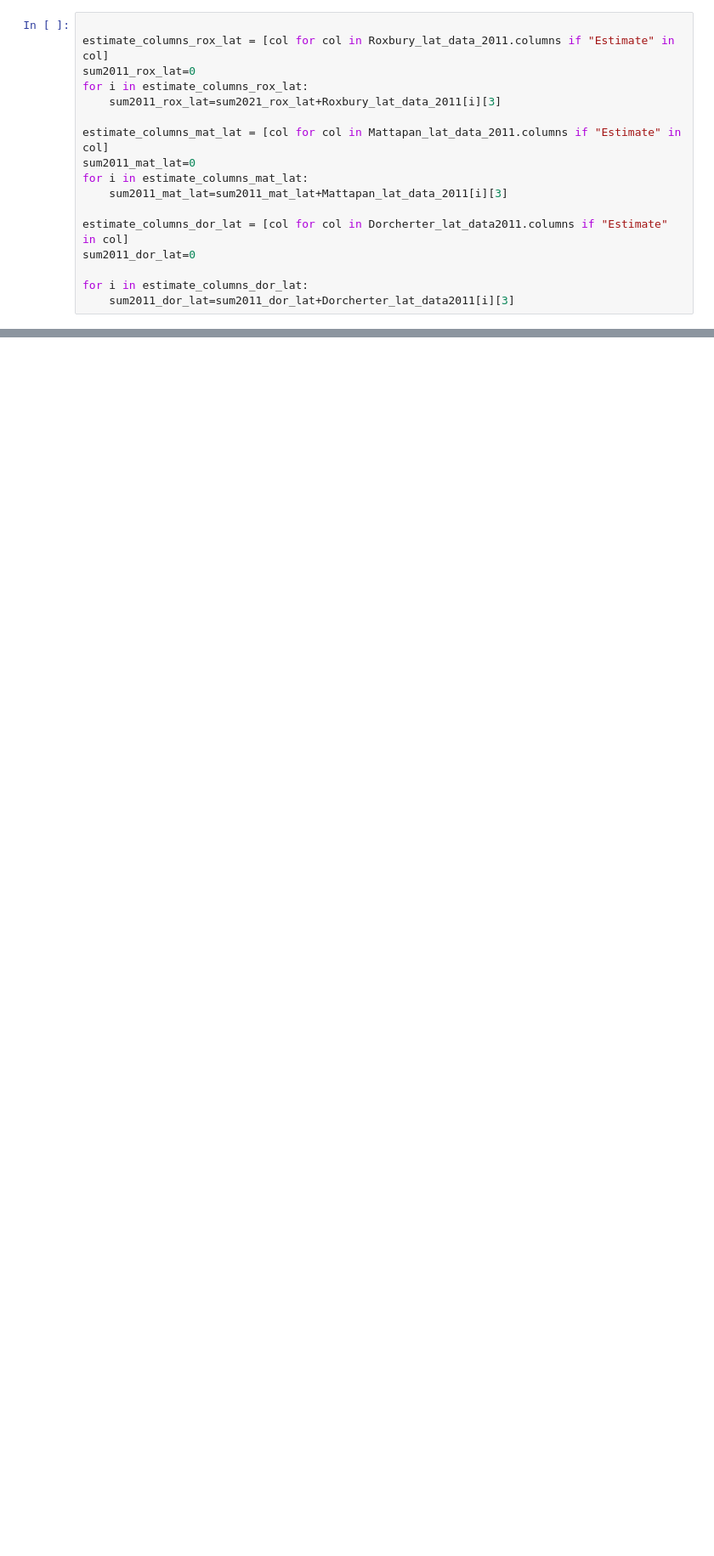
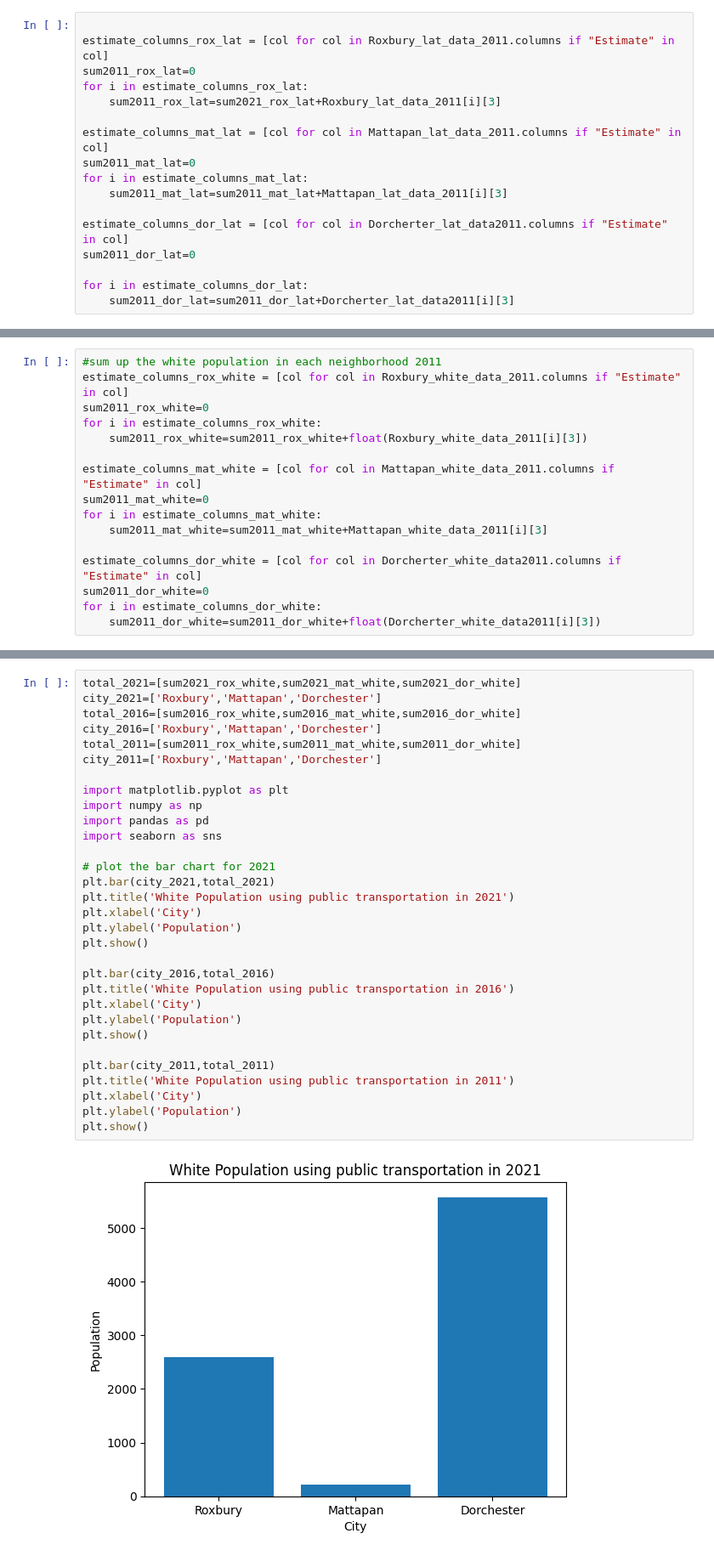
Before and after one commit to BU-Spark/ds-livable-streets-bus-equity, a Jupyter notebook: fa23-team/Xiang_li_Lationx_analysis.ipynb, the cells around one changed output, grey strips where cells are left out. Shown: that part at 85% size. Drawn from its saved outputs; the diff is of its cells as text; blank space fills up the shorter version.

```diff
--- a/fa23-team/Xiang_li_Lationx_analysis.ipynb
+++ b/fa23-team/Xiang_li_Lationx_analysis.ipynb
@@ -196,3 +298,19 @@ for i in estimate_columns_dor_lat:
+# %%
+#sum up the white population in each neighborhood 2011
+estimate_columns_rox_white = [col for col in Roxbury_white_data_2011.columns if "Estimate" in col]
+sum2011_rox_white=0
+for i in estimate_columns_rox_white:
+    sum2011_rox_white=sum2011_rox_white+float(Roxbury_white_data_2011[i][3])
+
+estimate_columns_mat_white = [col for col in Mattapan_white_data_2011.columns if "Estimate" in col]
+sum2011_mat_white=0
+for i in estimate_columns_mat_white:
+    sum2011_mat_white=sum2011_mat_white+Mattapan_white_data_2011[i][3]
+
+estimate_columns_dor_white = [col for col in Dorcherter_white_data2011.columns if "Estimate" in col]
+sum2011_dor_white=0
+for i in estimate_columns_dor_white:
+    sum2011_dor_white=sum2011_dor_white+float(Dorcherter_white_data2011[i][3])
 # %%
 total_2021=[sum2021_rox_lat,sum2021_mat_lat,sum2021_dor_lat]
 city_2021=['Roxbury','Mattapan','Dorchester']
@@ -233,0 +352,33 @@ plt.show()
+# %%
+total_2021=[sum2021_rox_white,sum2021_mat_white,sum2021_dor_white]
+city_2021=['Roxbury','Mattapan','Dorchester']
+total_2016=[sum2016_rox_white,sum2016_mat_white,sum2016_dor_white]
+city_2016=['Roxbury','Mattapan','Dorchester']
+total_2011=[sum2011_rox_white,sum2011_mat_white,sum2011_dor_white]
+city_2011=['Roxbury','Mattapan','Dorchester']
+
+import matplotlib.pyplot as plt
+import numpy as np
+import pandas as pd
+import seaborn as sns
+
+# plot the bar chart for 2021
+plt.bar(city_2021,total_2021)
+plt.title('White Population using public transportation in 2021')
+plt.xlabel('City')
+plt.ylabel('Population')
+plt.show()
+
+plt.bar(city_2016,total_2016)
+plt.title('White Population using public transportation in 2016')
+plt.xlabel('City')
+plt.ylabel('Population')
+plt.show()
+
+plt.bar(city_2011,total_2011)
+plt.title('White Population using public transportation in 2011')
+plt.xlabel('City')
+plt.ylabel('Population')
+plt.show()
+# %% [output]
+[figure, added]
```
Also changed, not shown: parts of 18 cells of this notebook, 1 other file.
